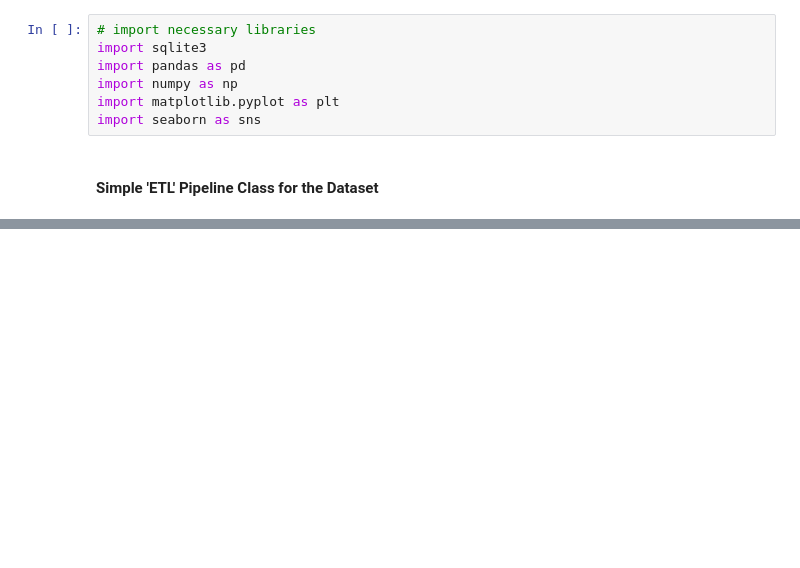
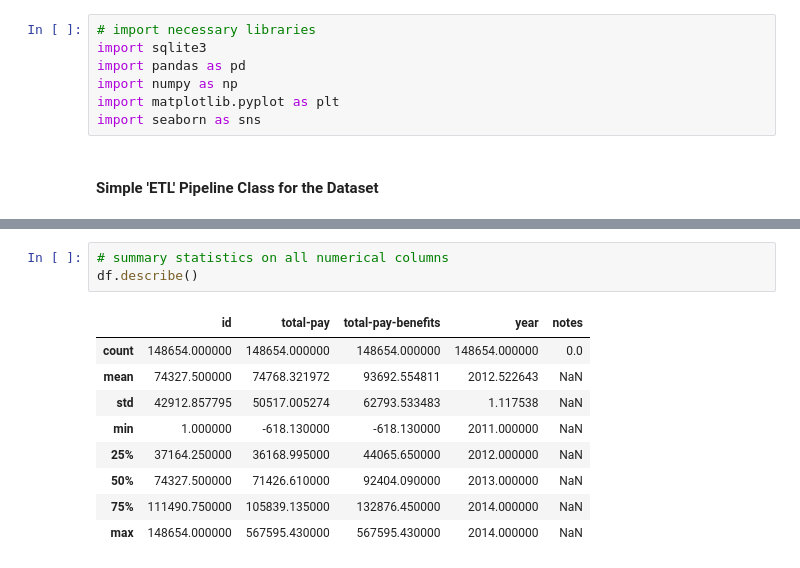
Before and after one commit to leiandrei/Salaries-Dataset-Cleaning-and-Aggregation, a Jupyter notebook: notebooks/analysis.ipynb, the cells around one changed output, grey strips where cells are left out. Saved outputs shown, nothing was run; the diff lists cells and outputs as text; blank space fills up the shorter version.

```diff
--- a/notebooks/analysis.ipynb
+++ b/notebooks/analysis.ipynb
@@ -76,2 +88,15 @@ df.load_csv("..\data\Salaries.csv")
+# %%
+# summary statistics on all numerical columns
+df.describe()
+# %% [output]
+|  | id | total-pay | total-pay-benefits | year | notes |
+| count | 148654.000000 | 148654.000000 | 148654.000000 | 148654.000000 | 0.0 |
+| mean | 74327.500000 | 74768.321972 | 93692.554811 | 2012.522643 | NaN |
+| std | 42912.857795 | 50517.005274 | 62793.533483 | 1.117538 | NaN |
+| min | 1.000000 | -618.130000 | -618.130000 | 2011.000000 | NaN |
+| 25% | 37164.250000 | 36168.995000 | 44065.650000 | 2012.000000 | NaN |
+| 50% | 74327.500000 | 71426.610000 | 92404.090000 | 2013.000000 | NaN |
+| 75% | 111490.750000 | 105839.135000 | 132876.450000 | 2014.000000 | NaN |
+| max | 148654.000000 | 567595.430000 | 567595.430000 | 2014.000000 | NaN |
 # %%
 # dropping unnecessary/empty columns
```
Also changed, not shown: parts of 6 cells of this notebook.
